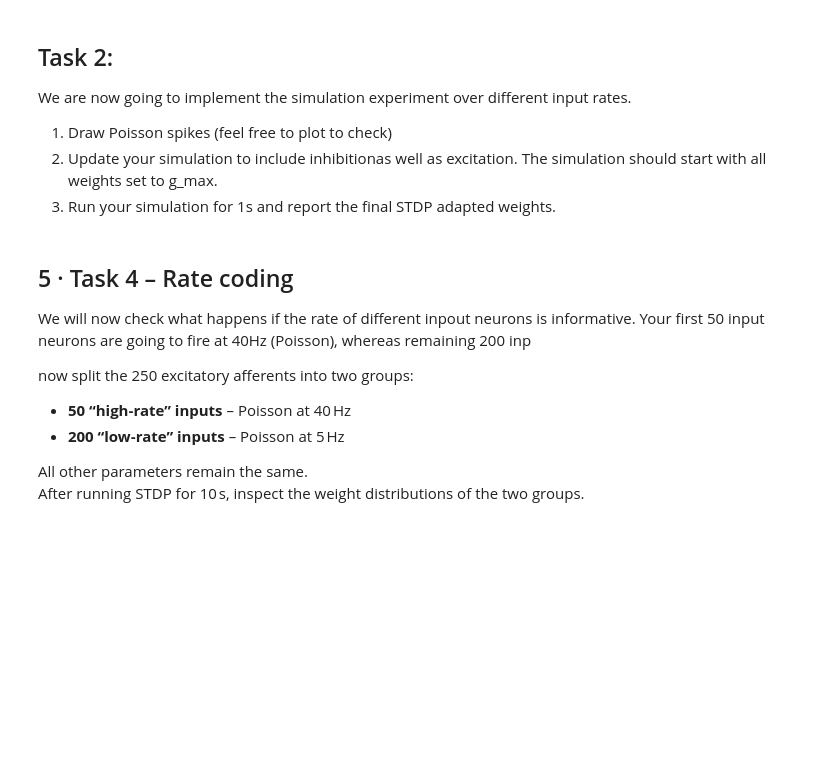
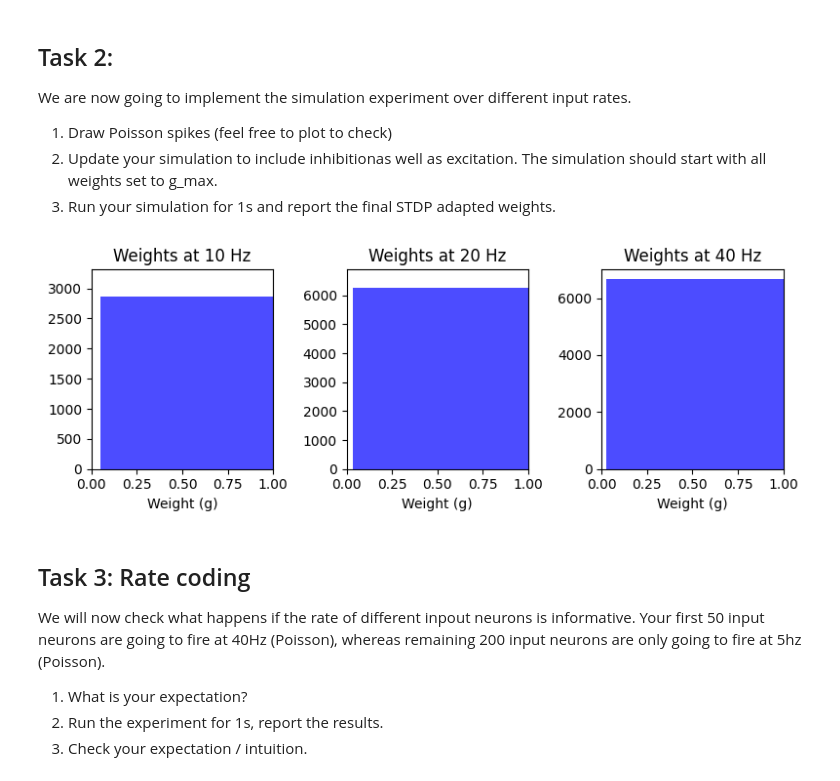
Before and after one commit to kamranvat/nip-labs, a Jupyter notebook: lab05_stdp.ipynb, the cells around one changed output. Saved outputs shown, nothing was run; the diff lists cells and outputs as text; code cells hidden in the pictures; blank space fills up the shorter version.

```diff
--- a/lab05_stdp.ipynb
+++ b/lab05_stdp.ipynb
@@ -198,18 +251,45 @@ all_results = {}
 # get post_spk and w_final from run_sim
 # all_results[rate] = {post_spk, w_final}
 
-pass
+for rate in rates:
+    # poisson spike trains:
+    exc_spike_trains = [poisson_spike_times(rate, T_sim) for _ in range(N_exc)]
+    inh_spike_trains = [poisson_spike_times(inh_rate, T_sim) for _ in range(N_inh)]
+
+    # run the simulation
+    post_spk, w_final = run_sim(exc_spike_trains, inh_spike_trains, T_sim)
+
+    # Store results
+    all_results[rate] = {
+        'post_spk': post_spk,
+        'w_final': w_final
+    }
+# %%
+
+# Plot results like in lab
+plt.figure(figsize=(8, 3))
+for i, rate in enumerate(rates):
+    plt.subplot(1, 3, i + 1)
+    plt.hist(np.divide(all_results[rate]['post_spk'], g_max), bins=30, color='blue', alpha=0.7)
+    plt.title(f'Weights at {rate} Hz')
+    plt.xlim(0, 1.0)
+    plt.xlabel('Weight (g)')
+plt.tight_layout()
+plt.show()
+
+# since all weights are super high, the error seems to be in the simulation
+# (trying different values for g_max and g_in did not help)
+# (if this comment is still here, I have not found the error before handing in,
+# this means I expect no real findings for task 3)
+# %% [output]
+[figure, added]
 # %% [markdown]
 
-## 5 · Task 4 – Rate coding
+## Task 3: Rate coding
 
-We will now check what happens if the rate of different inpout neurons is informative. Your first 50 input neurons are going to fire at 40Hz (Poisson), whereas remaining 200 inp
+We will now check what happens if the rate of different inpout neurons is informative. Your first 50 input neurons are going to fire at 40Hz (Poisson), whereas remaining 200 input neurons are only going to fire at 5hz (Poisson).
 
-now split the 250 excitatory afferents into two groups:
-
-* **50 “high‑rate” inputs** – Poisson at 40 Hz
-* **200 “low‑rate” inputs** – Poisson at 5 Hz
-
-All other parameters remain the same.
-After running STDP for 10 s, inspect the weight distributions of the two groups.
+1. What is your expectation?
+2. Run the experiment for 1s, report the results.
+3. Check your expectation / intuition.
 # %%
```
Also changed, not shown: parts of 6 cells of this notebook, 1 other file.
